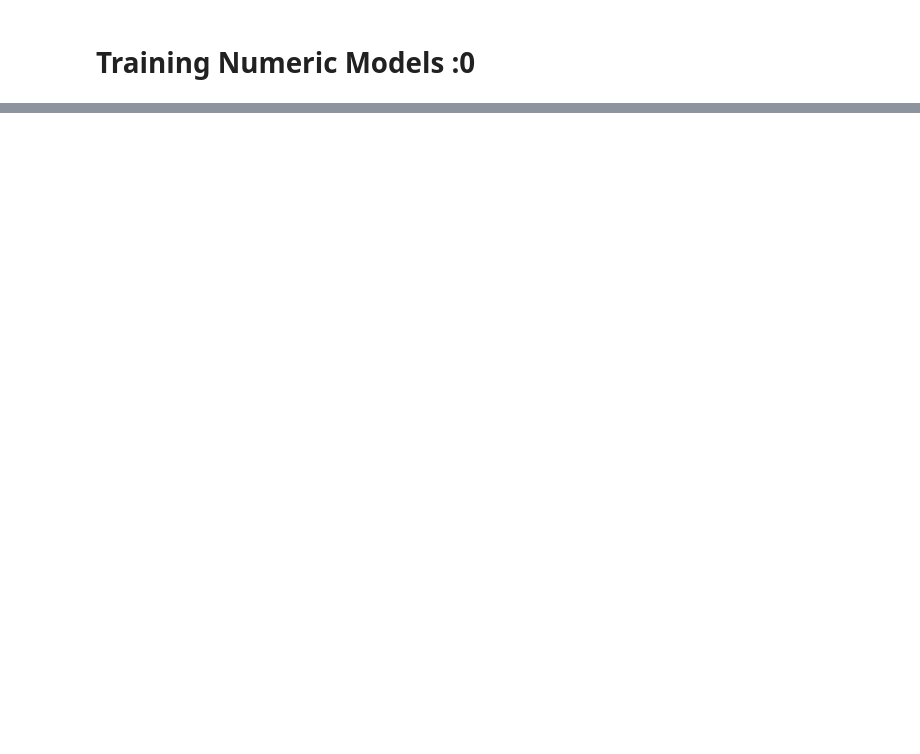
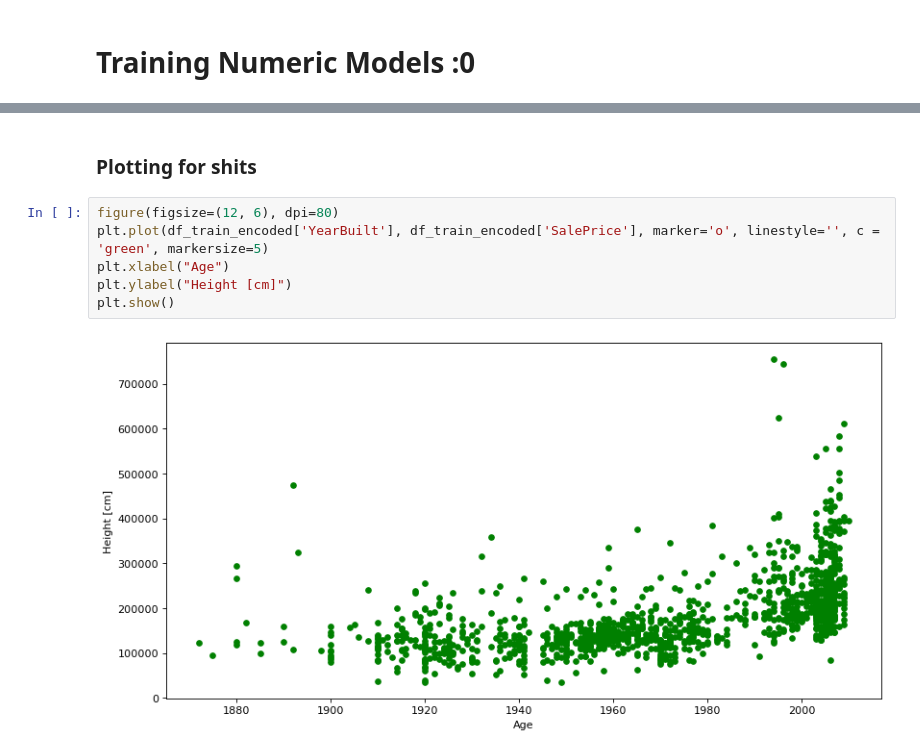
Before and after one commit to thanikaar/ml, a Jupyter notebook: house-prices-advanced-regression-techniques/HW_kaggle.ipynb, the cells around one changed output, grey strips where cells are left out. Cells and saved outputs as stored; diff of their text form; blank space fills up the shorter version.

```diff
--- a/house-prices-advanced-regression-techniques/HW_kaggle.ipynb
+++ b/house-prices-advanced-regression-techniques/HW_kaggle.ipynb
@@ -174,0 +245,10 @@ X_test = df_test.drop('Id', axis=1)
+# %% [markdown]
+### Plotting for shits
+# %%
+figure(figsize=(12, 6), dpi=80)
+plt.plot(df_train_encoded['YearBuilt'], df_train_encoded['SalePrice'], marker='o', linestyle='', c = 'green', markersize=5)
+plt.xlabel("Age")
+plt.ylabel("Height [cm]")
+plt.show()
+# %% [output]
+[figure, added]
```
Also changed, not shown: parts of 18 cells of this notebook.
